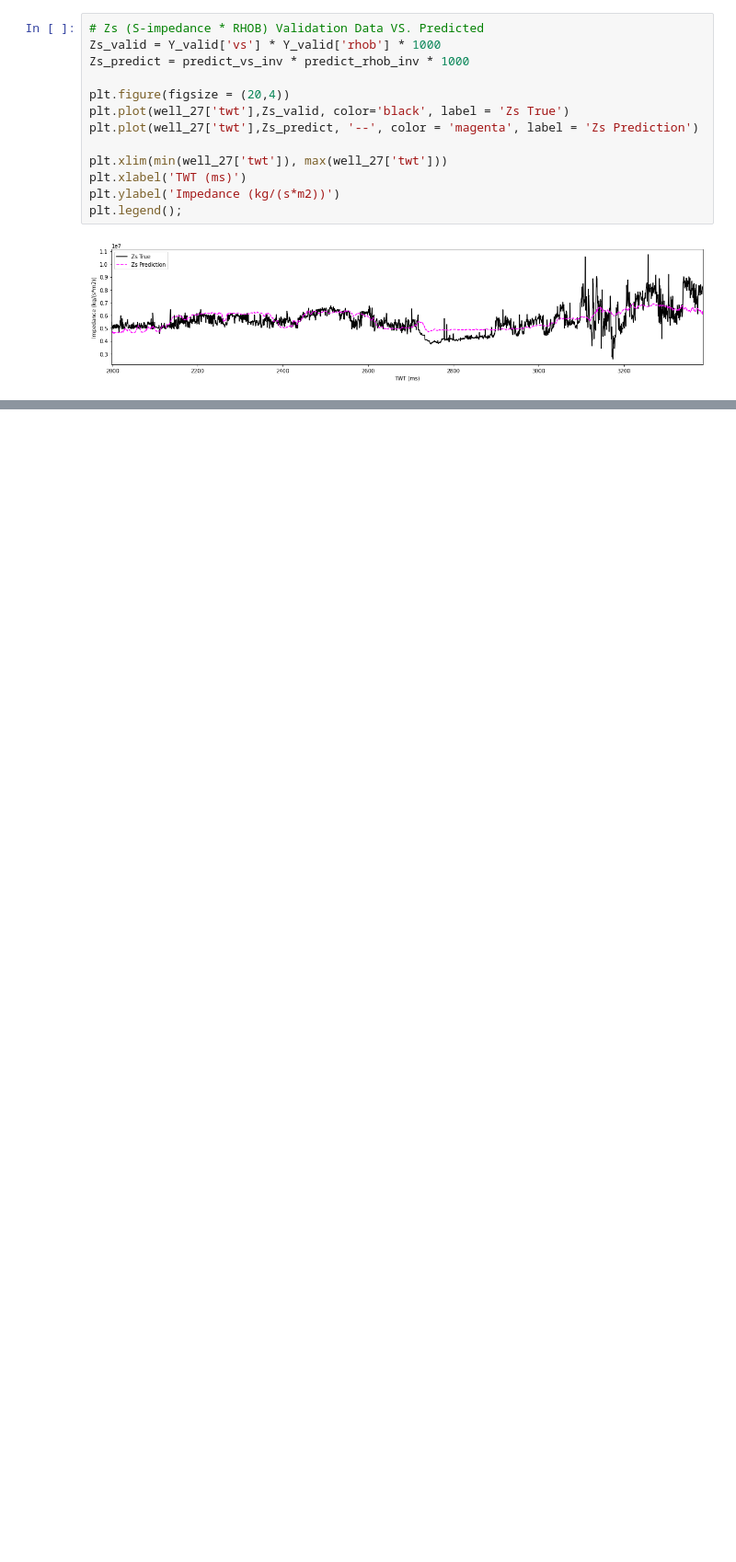
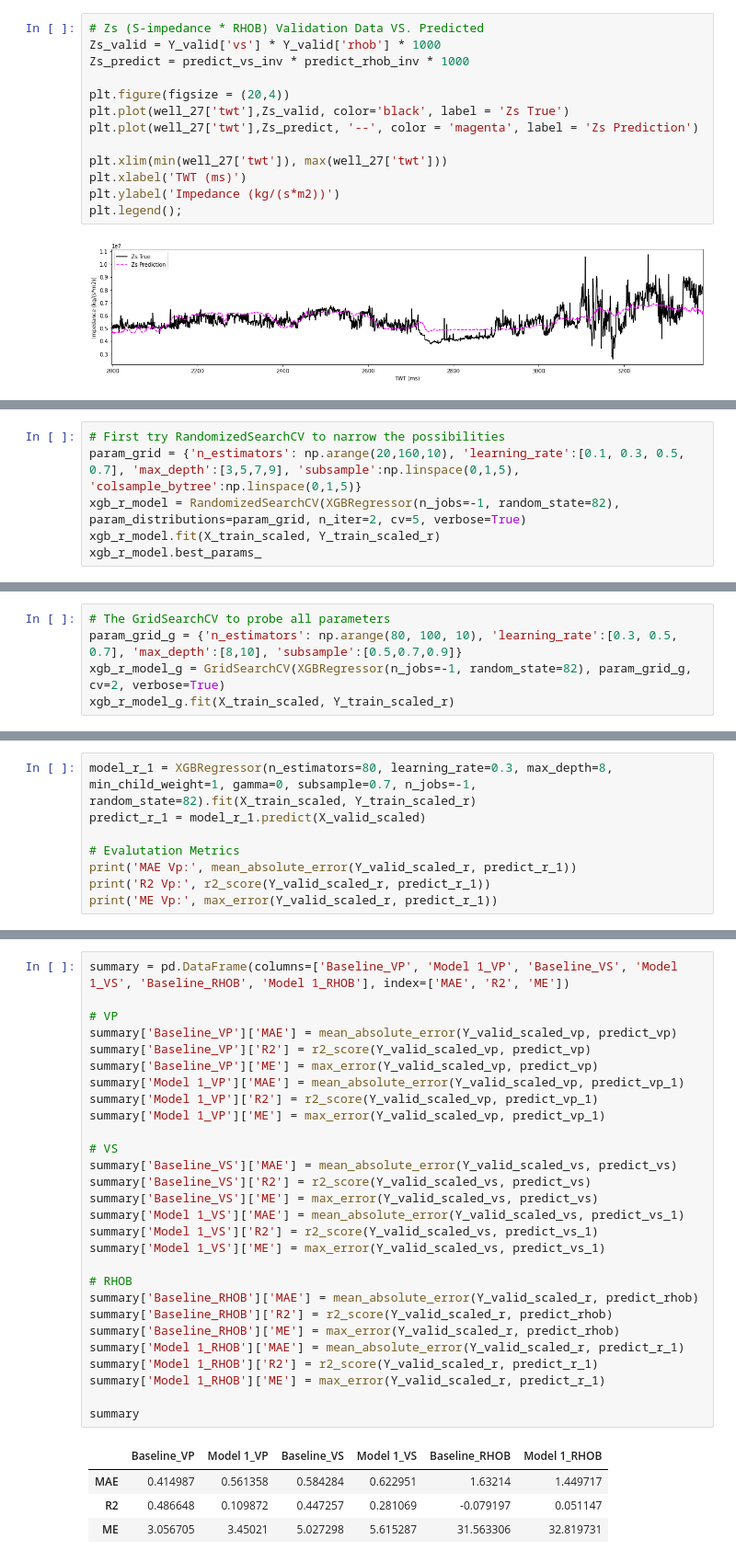
Before and after one commit to Dnbg1982/Oil-Gas-Projects, a Jupyter notebook: Exploration/Notebooks/Seismic_Inversion.ipynb, the cells around one changed output, grey strips where cells are left out. Shown at 92% size. Cells and saved outputs as stored; diff of their text form; blank space fills up the shorter version.

```diff
--- a/Exploration/Notebooks/Seismic_Inversion.ipynb
+++ b/Exploration/Notebooks/Seismic_Inversion.ipynb
@@ -498,0 +628,6 @@ plt.legend();
+# %%
+# First try RandomizedSearchCV to narrow the possibilities
+param_grid = {'n_estimators': np.arange(20,160,10), 'learning_rate':[0.1, 0.3, 0.5, 0.7], 'max_depth':[3,5,7,9], 'subsample':np.linspace(0,1,5), 'colsample_bytree':np.linspace(0,1,5)}
+xgb_r_model = RandomizedSearchCV(XGBRegressor(n_jobs=-1, random_state=82), param_distributions=param_grid, n_iter=2, cv=5, verbose=True)
+xgb_r_model.fit(X_train_scaled, Y_train_scaled_r)
+xgb_r_model.best_params_
@@ -498,0 +641,5 @@ plt.legend();
+# %%
+# The GridSearchCV to probe all parameters
+param_grid_g = {'n_estimators': np.arange(80, 100, 10), 'learning_rate':[0.3, 0.5, 0.7], 'max_depth':[8,10], 'subsample':[0.5,0.7,0.9]}
+xgb_r_model_g = GridSearchCV(XGBRegressor(n_jobs=-1, random_state=82), param_grid_g, cv=2, verbose=True)
+xgb_r_model_g.fit(X_train_scaled, Y_train_scaled_r)
@@ -498,0 +669,8 @@ plt.legend();
+# %%
+model_r_1 = XGBRegressor(n_estimators=80, learning_rate=0.3, max_depth=8, min_child_weight=1, gamma=0, subsample=0.7, n_jobs=-1, random_state=82).fit(X_train_scaled, Y_train_scaled_r)
+predict_r_1 = model_r_1.predict(X_valid_scaled)
+
+# Evalutation Metrics
+print('MAE Vp:', mean_absolute_error(Y_valid_scaled_r, predict_r_1))
+print('R2 Vp:', r2_score(Y_valid_scaled_r, predict_r_1))
+print('ME Vp:', max_error(Y_valid_scaled_r, predict_r_1))
@@ -498,0 +685,33 @@ plt.legend();
+# %%
+summary = pd.DataFrame(columns=['Baseline_VP', 'Model 1_VP', 'Baseline_VS', 'Model 1_VS', 'Baseline_RHOB', 'Model 1_RHOB'], index=['MAE', 'R2', 'ME'])
+
+# VP
+summary['Baseline_VP']['MAE'] = mean_absolute_error(Y_valid_scaled_vp, predict_vp)
+summary['Baseline_VP']['R2'] = r2_score(Y_valid_scaled_vp, predict_vp)
+summary['Baseline_VP']['ME'] = max_error(Y_valid_scaled_vp, predict_vp)
+summary['Model 1_VP']['MAE'] = mean_absolute_error(Y_valid_scaled_vp, predict_vp_1)
+summary['Model 1_VP']['R2'] = r2_score(Y_valid_scaled_vp, predict_vp_1)
+summary['Model 1_VP']['ME'] = max_error(Y_valid_scaled_vp, predict_vp_1)
+
+# VS
+summary['Baseline_VS']['MAE'] = mean_absolute_error(Y_valid_scaled_vs, predict_vs)
+summary['Baseline_VS']['R2'] = r2_score(Y_valid_scaled_vs, predict_vs)
+summary['Baseline_VS']['ME'] = max_error(Y_valid_scaled_vs, predict_vs)
+summary['Model 1_VS']['MAE'] = mean_absolute_error(Y_valid_scaled_vs, predict_vs_1)
+summary['Model 1_VS']['R2'] = r2_score(Y_valid_scaled_vs, predict_vs_1)
+summary['Model 1_VS']['ME'] = max_error(Y_valid_scaled_vs, predict_vs_1)
+
+# RHOB
+summary['Baseline_RHOB']['MAE'] = mean_absolute_error(Y_valid_scaled_r, predict_rhob)
+summary['Baseline_RHOB']['R2'] = r2_score(Y_valid_scaled_r, predict_rhob)
+summary['Baseline_RHOB']['ME'] = max_error(Y_valid_scaled_r, predict_rhob)
+summary['Model 1_RHOB']['MAE'] = mean_absolute_error(Y_valid_scaled_r, predict_r_1)
+summary['Model 1_RHOB']['R2'] = r2_score(Y_valid_scaled_r, predict_r_1)
+summary['Model 1_RHOB']['ME'] = max_error(Y_valid_scaled_r, predict_r_1)
+
+summary
+# %% [output]
+|  | Baseline_VP | Model 1_VP | Baseline_VS | Model 1_VS | Baseline_RHOB | Model 1_RHOB |
+| MAE | 0.414987 | 0.561358 | 0.584284 | 0.622951 | 1.63214 | 1.449717 |
+| R2 | 0.486648 | 0.109872 | 0.447257 | 0.281069 | -0.079197 | 0.051147 |
+| ME | 3.056705 | 3.45021 | 5.027298 | 5.615287 | 31.563306 | 32.819731 |
```
Also changed, not shown: parts of 23 cells of this notebook.
